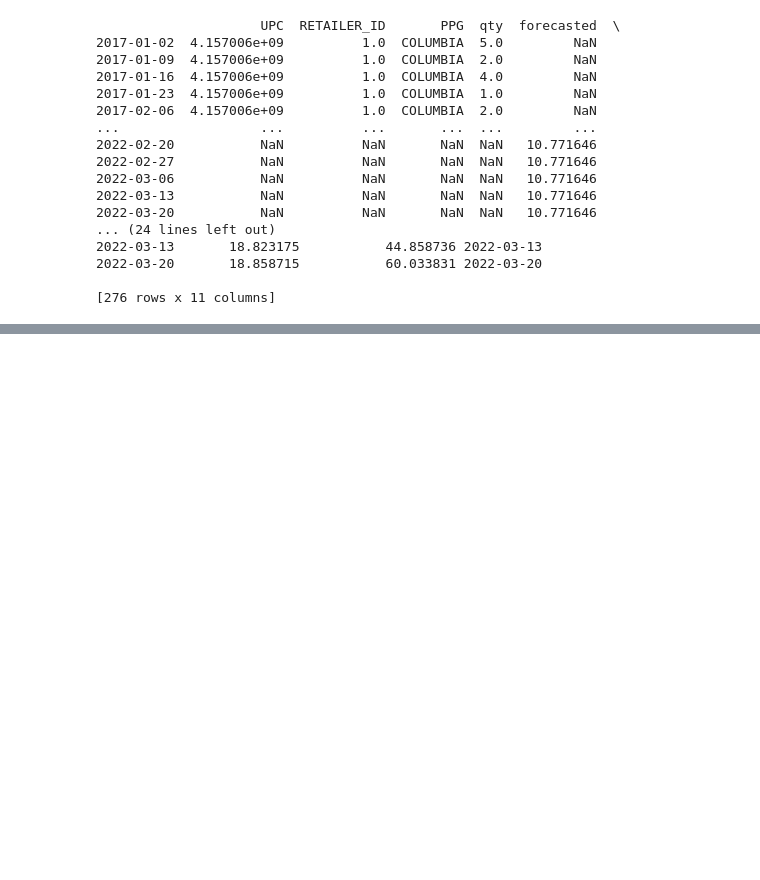
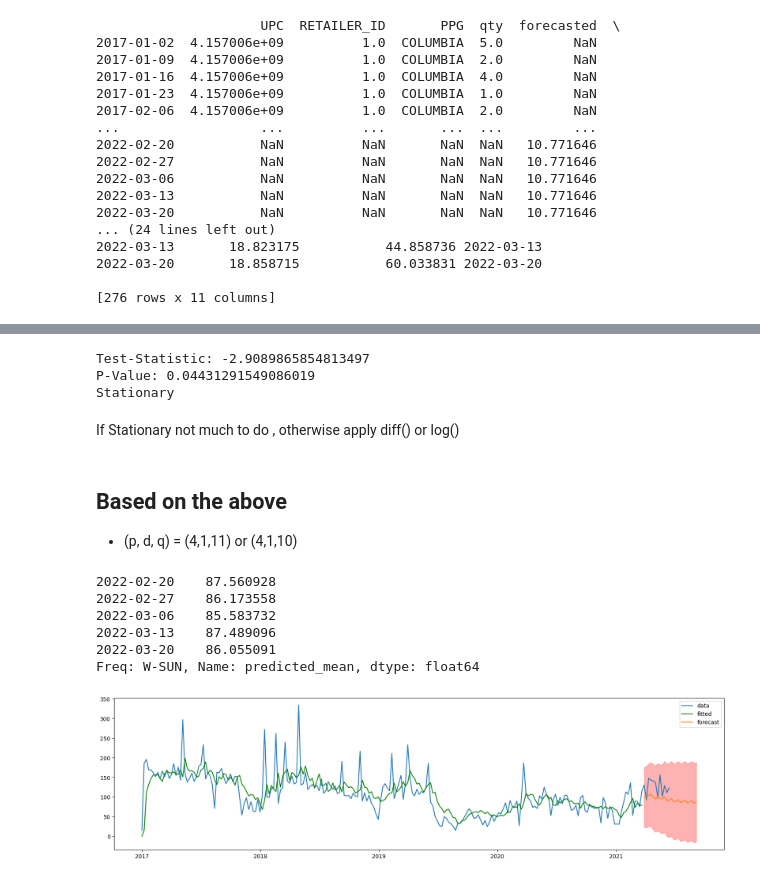
Before and after one commit to techsparksguru/data_ai_for_all, a Jupyter notebook: data_science_ai_ml_llm/time_series/SAMPLE_ARIMA_OUTPUT.ipynb, the cells around one changed output, grey strips where cells are left out. Cells and saved outputs as stored; diff of their text form; code cells hidden in the pictures; blank space fills up the shorter version.

```diff
--- a/data_science_ai_ml_llm/time_series/SAMPLE_ARIMA_OUTPUT.ipynb
+++ b/data_science_ai_ml_llm/time_series/SAMPLE_ARIMA_OUTPUT.ipynb
@@ -213,0 +263,69 @@ df_upc_grouped.to_csv("./SAMPLE_ARIMA_OUTPUT.csv", index=False)
+# %%
+from statsmodels.tsa.stattools import adfuller
+def adf(x):
+    res= adfuller(x)
+    print("Test-Statistic:", res[0])
+    print("P-Value:", res[1])
+    if res[1] < 0.05:
+        print("Stationary")
+    else:
+        print("Non-Stationary")
+
+adf(df_upc["qty"])
+# %% [output]
+Test-Statistic: -2.9089865854813497
+P-Value: 0.04431291549086019
+Stationary
+# %% [markdown]
+If Stationary not much to do , otherwise apply diff() or log()
+# %% [markdown]
+## Based on the above
+- (p, d, q) = (4,1,11) or (4,1,10)
+# %%
+from matplotlib import pyplot as plt
+from statsmodels.tsa.arima.model import ARIMA
+
+FORECAST_STEPS = 24
+
+Ntest = 12
+train = df_upc.iloc[:-Ntest]
+test = df_upc.iloc[-Ntest:]
+
+model2 = ARIMA(train["qty"], order=(4,1,11),validate_specification=False)
+model2_results = model2.fit()
+
+def plot_fit_and_forecast(result, df_upc, train, test, forecast_steps, col="qty",):
+    fig, ax = plt.subplots(figsize=(20,5))
+    ax.plot(df_upc[col], label="data")
+
+    #plot the curve fitted on train set
+    train_pred = result.fittedvalues
+    ax.plot(train.index,train_pred,color="green",label="fitted")
+
+    #forecast the test set
+    prediction_result = result.get_forecast(forecast_steps) #get_prediction can be used if start and end
+    conf_int = prediction_result.conf_int()
+    lower, upper = conf_int["lower {0}".format(col)], conf_int["upper {0}".format(col)]
+    forecast = prediction_result.predicted_mean
+
+    test_forecast_unioned_index = test.index.union(prediction_result.conf_int().index)
+
+    # ax.plot(test.index, forecast, label="forecast")
+    ax.plot(test_forecast_unioned_index, forecast, label="forecast")
+
+    # ax.fill_between(test.index, lower, upper, color="red", alpha=0.3)
+    ax.fill_between(test_forecast_unioned_index, lower, upper, color="red", alpha=0.3)
+
+    ax.legend()
+
+plot_fit_and_forecast(model2_results, df_upc, train , test, FORECAST_STEPS , col="qty",)
+
+model2_results.get_prediction(start="2022-02-20", end="2022-03-20").predicted_mean
+# %% [output]
+2022-02-20    87.560928
+2022-02-27    86.173558
+2022-03-06    85.583732
+2022-03-13    87.489096
+2022-03-20    86.055091
+Freq: W-SUN, Name: predicted_mean, dtype: float64
+[figure, added]
```
Also changed, not shown: parts of 10 cells of this notebook, 2 other files.
